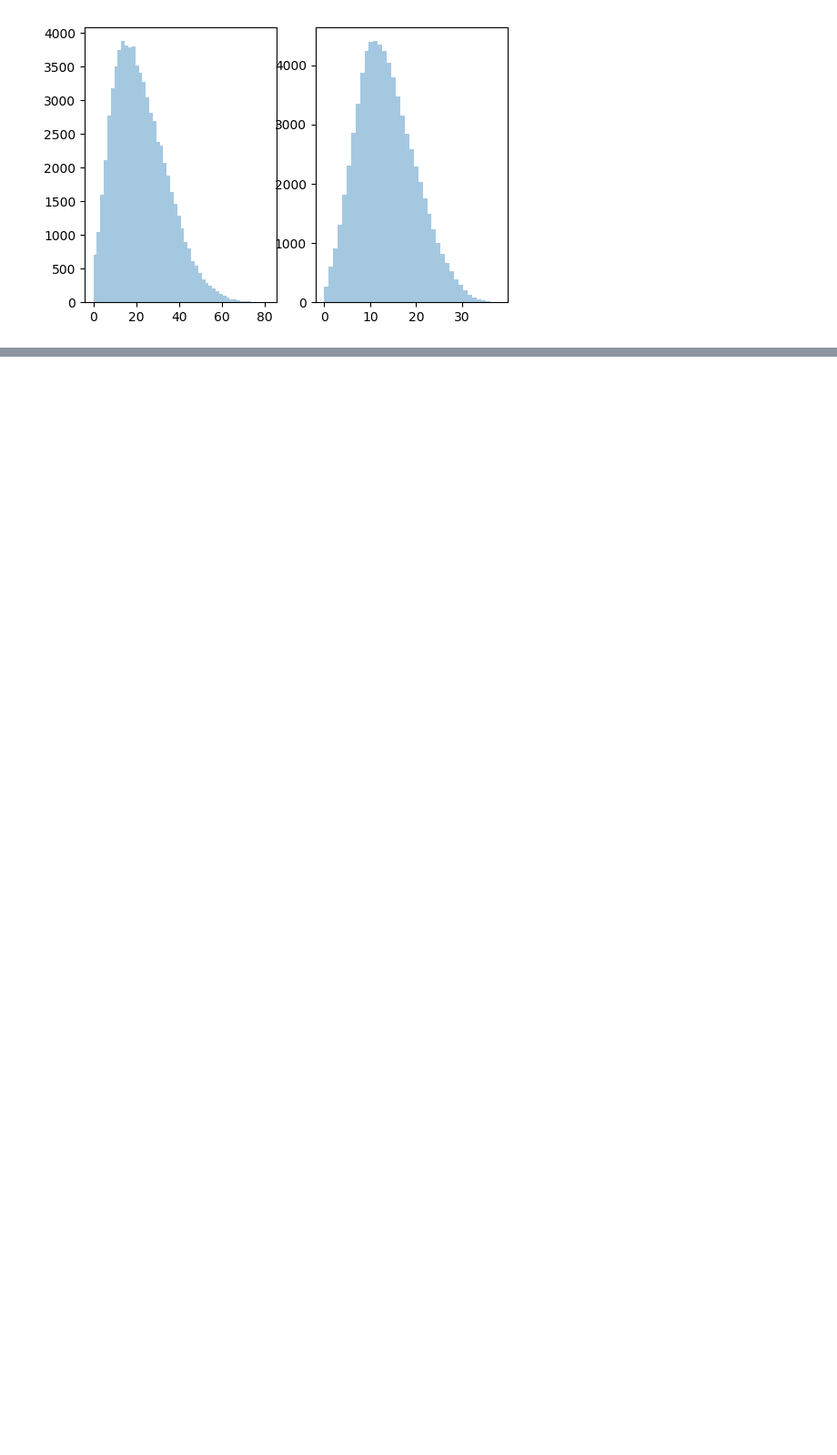
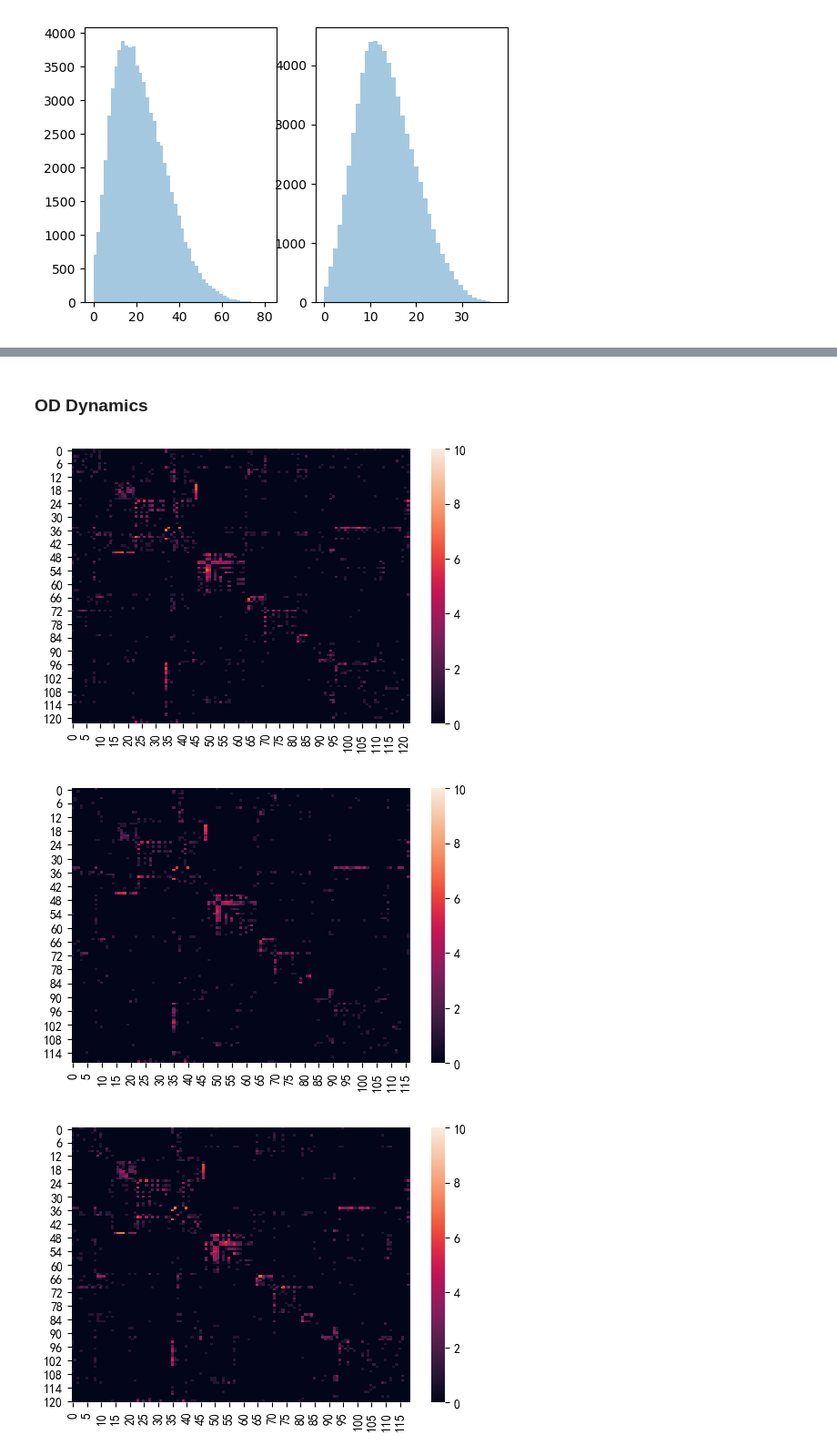
Before and after one commit to shawnwan47/ST_Attention, a Jupyter notebook: explore.ipynb, the cells around one changed output, grey strips where cells are left out. Shown: that part at 91% size. Saved outputs shown, nothing was run; the diff lists cells and outputs as text; code cells hidden in the pictures; blank space fills up the shorter version.

```diff
--- a/explore.ipynb
+++ b/explore.ipynb
@@ -40,0 +35,11 @@ for dataset in ['LA', 'BJ_metro', 'BJ_highway']:
+# %%
+for loader in [bjh, bjm]:
+    station = loader.load_node()
+    flow = loader.load_ts().sum().values
+    num_station = len(flow) // 2
+    origin = flow[:num_station]
+    destination = flow[num_station:]
+    origin_idx = np.argsort(origin)[-20:]
+    destination_idx = np.argsort(destination)[-20:]
+    print('entry', station.iloc[origin_idx])
+    print('exit', station.iloc[destination_idx])
@@ -145,0 +201,16 @@ for loader in [la, bjm, bjh]:
+# %% [markdown]
+### OD Dynamics
+# %%
+morning='2013-07-17 09:00:00'
+noon = '2013-07-17 12:00:00'
+evening='2013-07-17 18:00:00'
+# %%
+for time in [morning, noon, evening]:
+    img = od.loc[time].unstack().fillna(0).values
+    img = np.log2(img + 1)
+    sns.heatmap(img, vmax=10)
+    plt.show()
+# %% [output]
+[figure, added]
+[figure, added]
+[figure, added]
```
Also changed, not shown: parts of 19 cells of this notebook, 3 other files.
